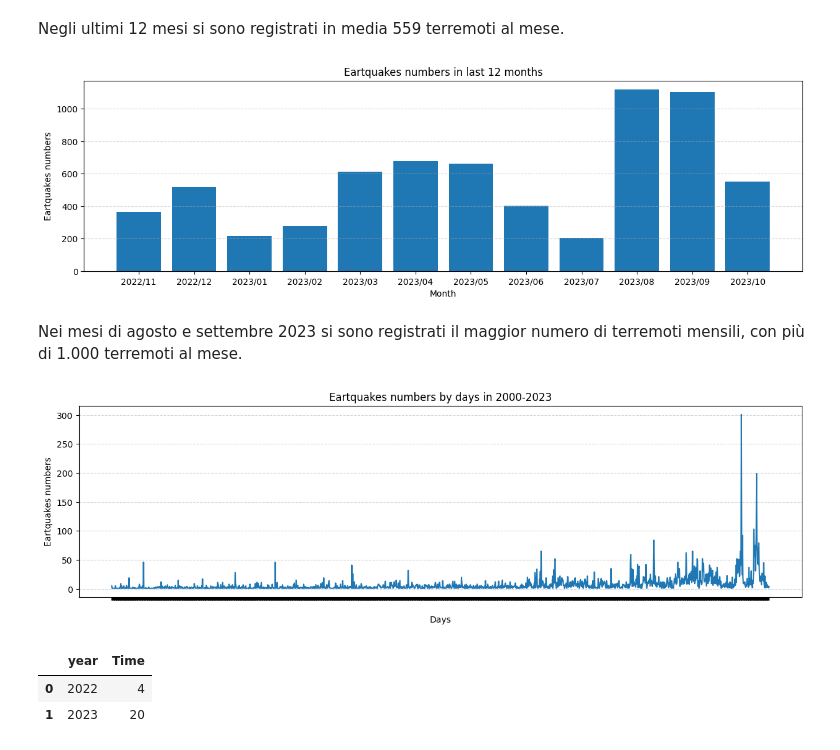
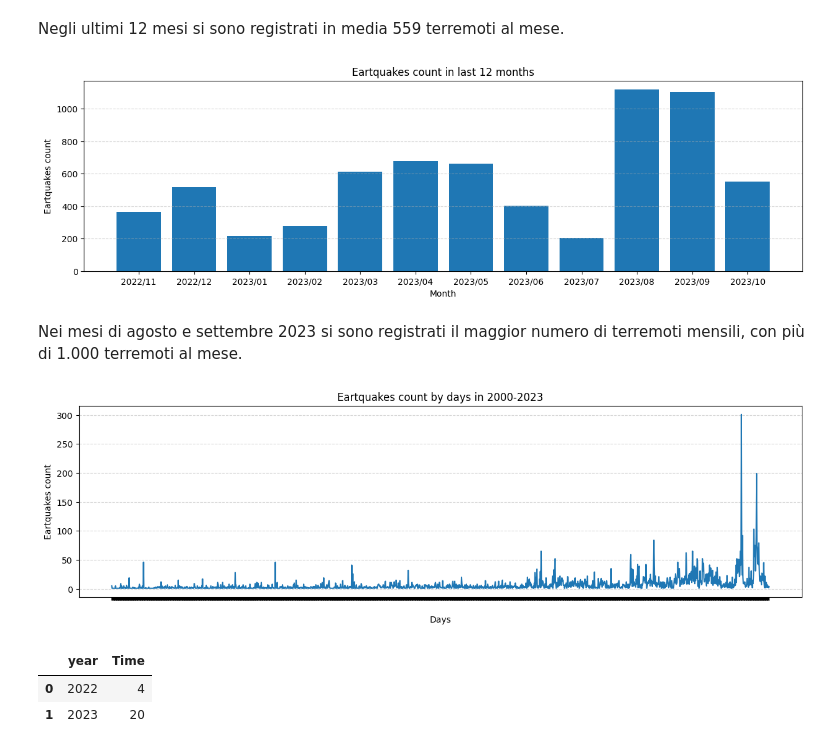
Before and after one commit to Pierfrancesco95/Portfolio, a Jupyter notebook: 03.03_PYTHON_Earthquakes Campi Flegrei/Analisi Terremoti CampiFlegrei.ipynb, the cells around one changed output. Drawn from its saved outputs; the diff is of its cells as text; code cells hidden in the pictures.

```diff
--- a/03.03_PYTHON_Earthquakes Campi Flegrei/Analisi Terremoti CampiFlegrei.ipynb
+++ b/03.03_PYTHON_Earthquakes Campi Flegrei/Analisi Terremoti CampiFlegrei.ipynb
@@ -429,29 +429,29 @@ Negli ultimi 12 mesi si sono registrati in media 559 terremoti al mese.
 # %%
 x = df.groupby('year_month')['Time'].count().reset_index().tail(12)['year_month']
 y = df.groupby('year_month')['Time'].count().reset_index().tail(12)['Time']
 figure(figsize=(15,4))
 plt.bar(x,y)
-plt.title("Eartquakes numbers in last 12 months")
+plt.title("Eartquakes count in last 12 months")
 plt.xlabel("Month")
-plt.ylabel("Eartquakes numbers")
+plt.ylabel("Eartquakes count")
 plt.grid(axis='y', alpha=0.5, linestyle='--')
 plt.show()
 # %% [output]
-[figure, old version]
+[figure, new version]
 # %% [markdown]
 Nei mesi di agosto e settembre 2023 si sono registrati il maggior numero di terremoti mensili, con più di 1.000 terremoti al mese.
 # %%
 data = df.groupby('date')['Time'].count().reset_index()
 figure(figsize=(15,4))
 plt.plot(data['date'], data['Time'])
-plt.title("Eartquakes numbers by days in 2000-2023")
+plt.title("Eartquakes count by days in 2000-2023")
 plt.xlabel("Days")
-plt.ylabel("Eartquakes numbers")
+plt.ylabel("Eartquakes count")
 plt.xticks(color='w')
 plt.grid(axis='y', alpha=0.5, linestyle='--')
 plt.show()
 # %% [output]
-[figure, old version]
+[figure, new version]
 # %%
 # quanti giorni hanno avuto più di 50 terremoti?
 # quali anni hanno avuto giorni in cui si sono verificati più di 50 terremoti?
```
Also changed, not shown: parts of 25 cells of this notebook.
